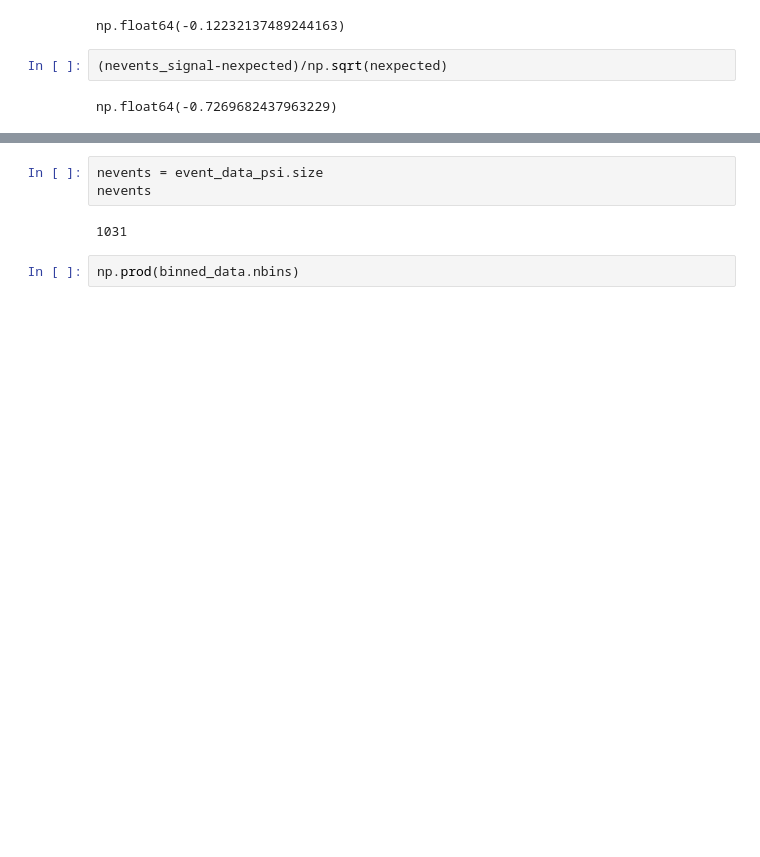
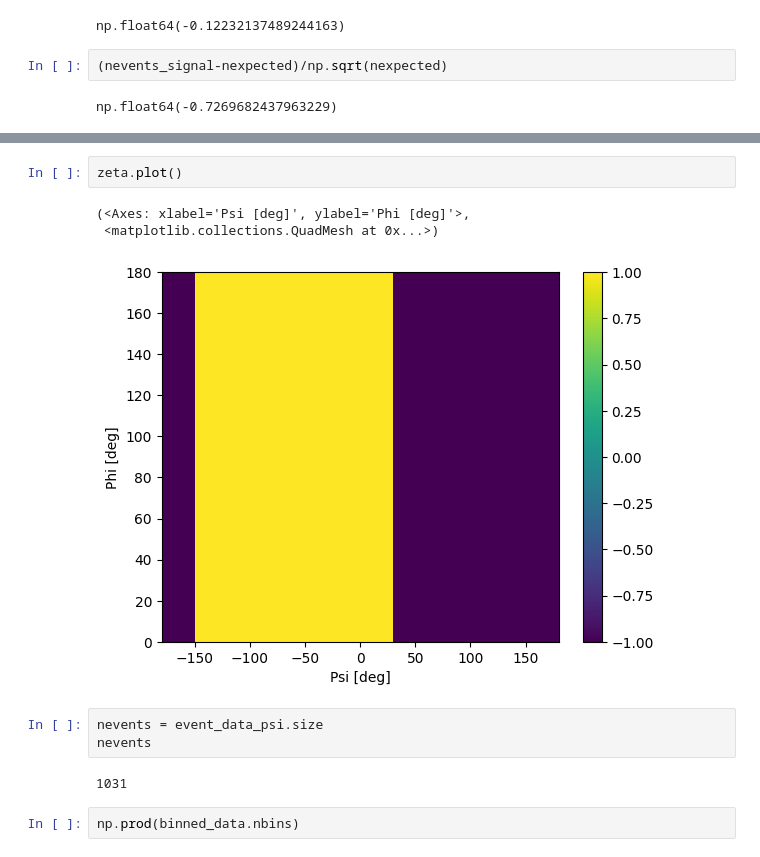
Before and after one commit to israelmcmc/gammaraytoys, a Jupyter notebook: docs/tutorials/07-unbinned_ts_map.ipynb, the cells around one changed output, grey strips where cells are left out. Cells and saved outputs as stored; diff of their text form; blank space fills up the shorter version.

```diff
--- a/docs/tutorials/07-unbinned_ts_map.ipynb
+++ b/docs/tutorials/07-unbinned_ts_map.ipynb
@@ -86,3 +183,9 @@ binned_data.plot()
+# %%
+zeta.plot()
+# %% [output]
+(<Axes: xlabel='Psi [deg]', ylabel='Phi [deg]'>,
+ <matplotlib.collections.QuadMesh at 0x...>)
+[figure, added]
 # %%
 nevents = event_data_psi.size
 nevents
```
Also changed, not shown: parts of 11 cells of this notebook.
